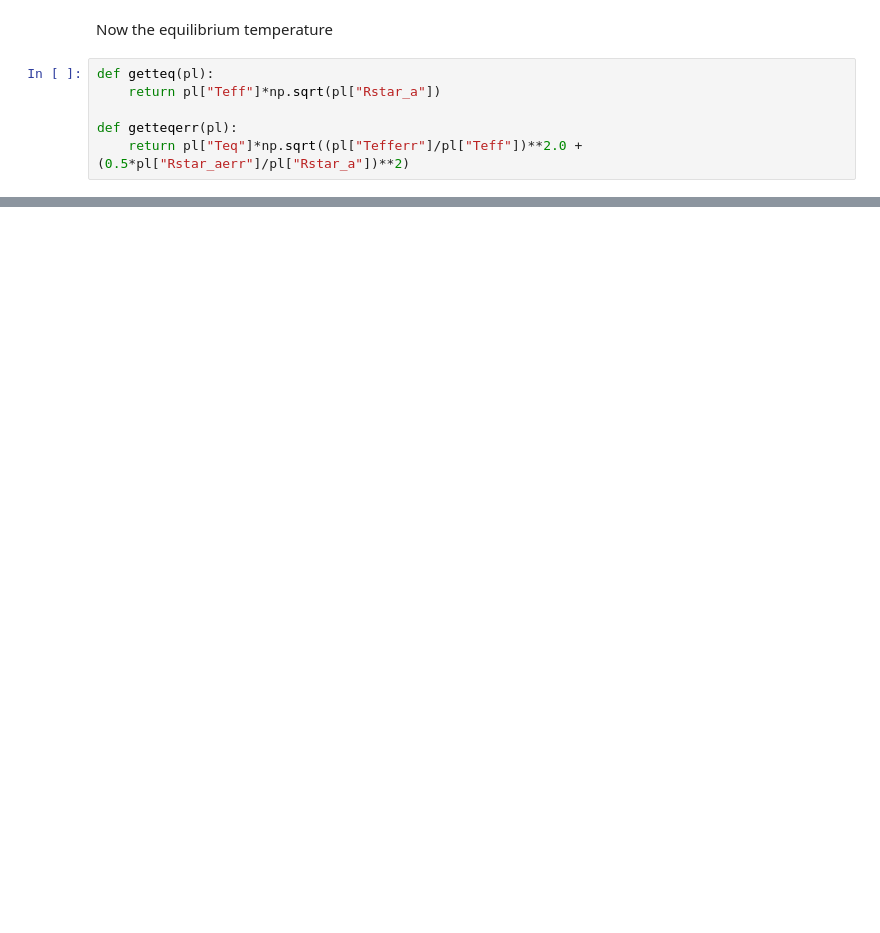
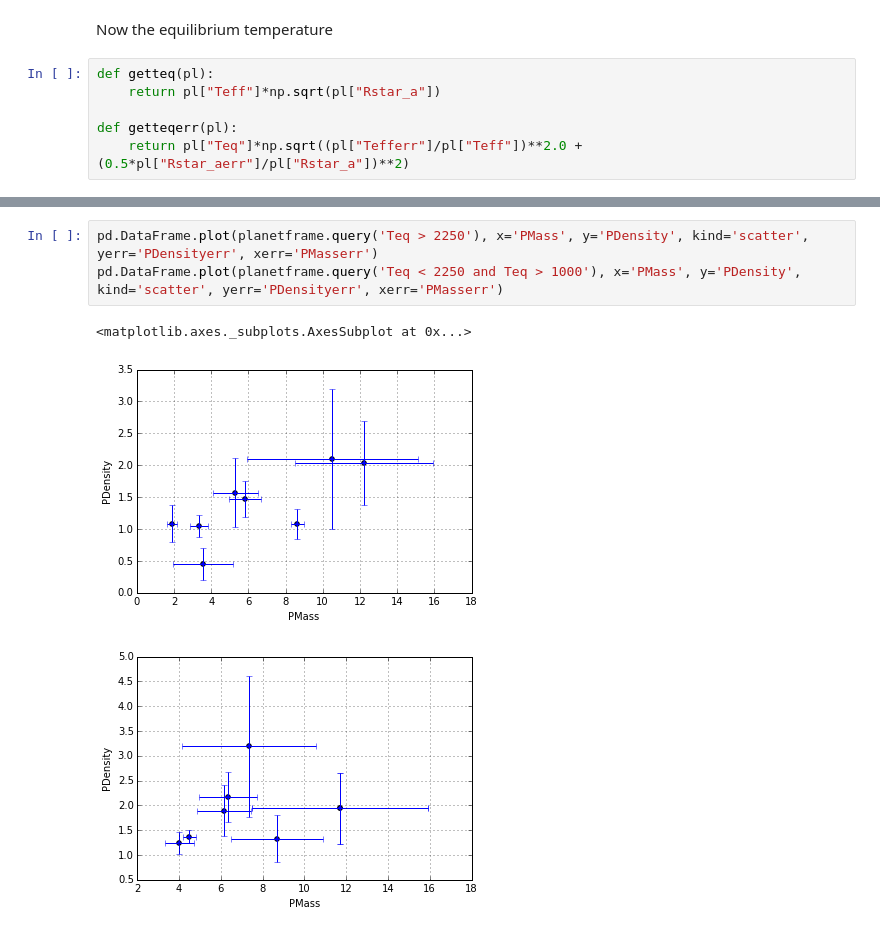
Before and after one commit to sanchisojeda/USPmass, a Jupyter notebook: Comparison/Planetcomparison.ipynb, the cells around one changed output, grey strips where cells are left out. Cells and saved outputs as stored; diff of their text form; blank space fills up the shorter version.

```diff
--- a/Comparison/Planetcomparison.ipynb
+++ b/Comparison/Planetcomparison.ipynb
@@ -178,0 +202,7 @@ print planetframe
+# %%
+pd.DataFrame.plot(planetframe.query('Teq > 2250'), x='PMass', y='PDensity', kind='scatter', yerr='PDensityerr', xerr='PMasserr')
+pd.DataFrame.plot(planetframe.query('Teq < 2250 and Teq > 1000'), x='PMass', y='PDensity', kind='scatter', yerr='PDensityerr', xerr='PMasserr')
+# %% [output]
+<matplotlib.axes._subplots.AxesSubplot at 0x...>
+[figure, added]
+[figure, added]
```
Also changed, not shown: parts of 10 cells of this notebook, 4 other files.
